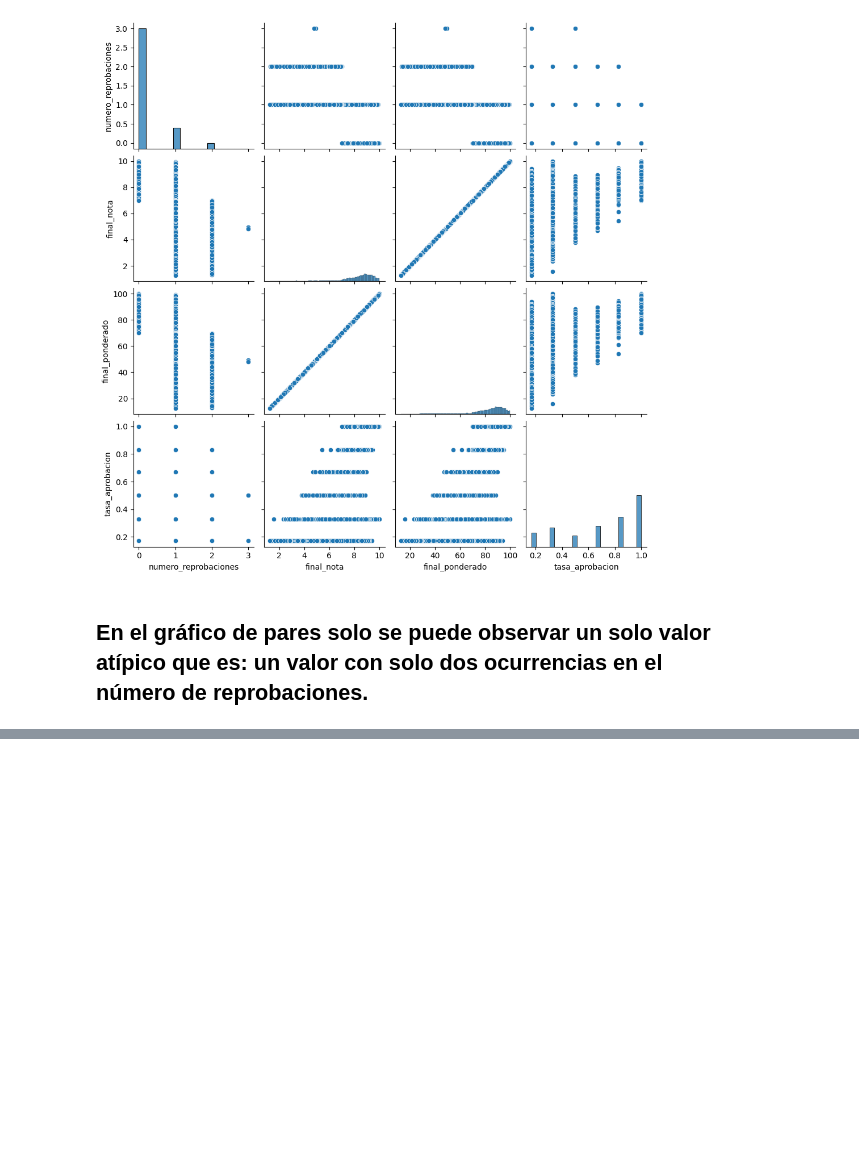
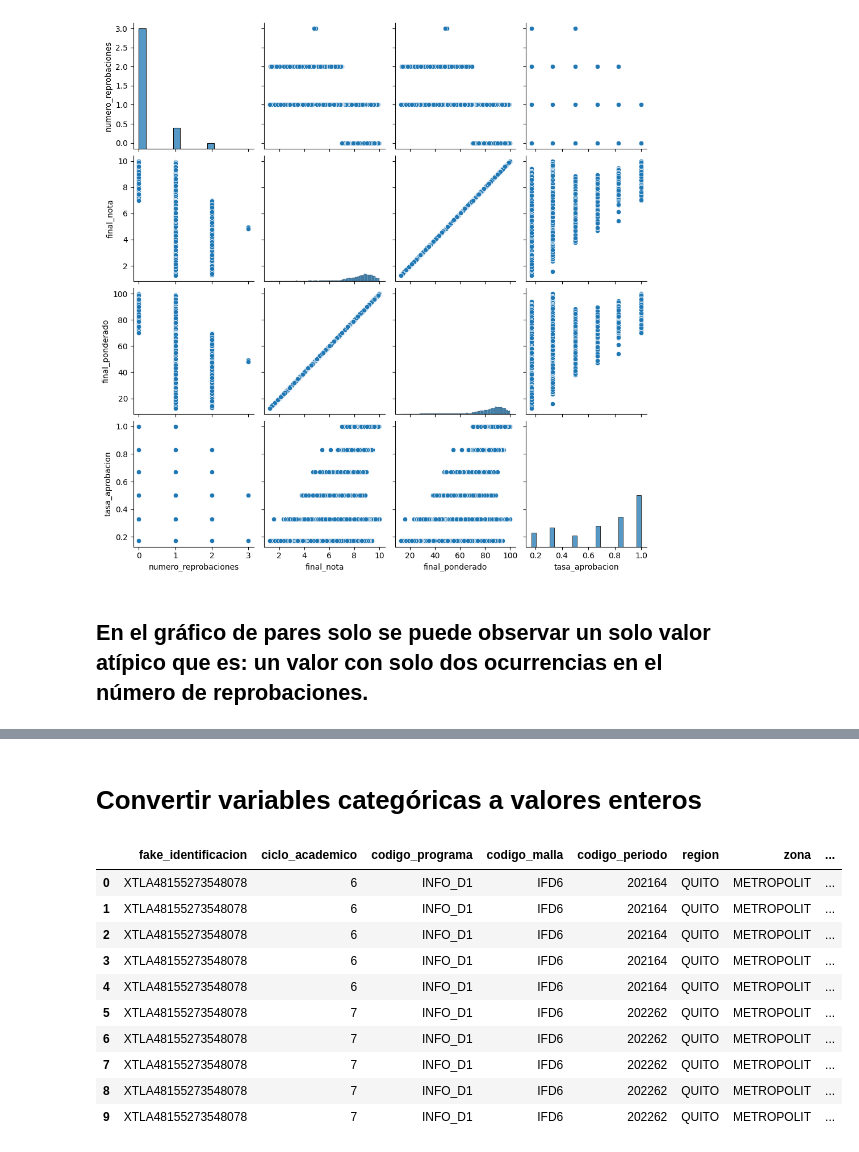
Before and after one commit to carloscastillo10/predicting-academic-performance, a Jupyter notebook: may-2023/final-data-exploration.ipynb, the cells around one changed output, grey strips where cells are left out. Cells and saved outputs as stored; diff of their text form; code cells hidden in the pictures; blank space fills up the shorter version.

```diff
--- a/may-2023/final-data-exploration.ipynb
+++ b/may-2023/final-data-exploration.ipynb
@@ -122,0 +99,16 @@ final_data[final_data['numero_reprobaciones'] > 2]
+# %% [markdown]
+# Convertir variables categóricas a valores enteros
+# %%
+final_data.head(10)
+# %% [output]
+|  | fake_identificacion | ciclo_academico | codigo_programa | codigo_malla | codigo_periodo | region | zona | ... |
+| 0 | XTLA48155273548078 | 6 | INFO_D1 | IFD6 | 202164 | QUITO | METROPOLIT | ... |
+| 1 | XTLA48155273548078 | 6 | INFO_D1 | IFD6 | 202164 | QUITO | METROPOLIT | ... |
+| 2 | XTLA48155273548078 | 6 | INFO_D1 | IFD6 | 202164 | QUITO | METROPOLIT | ... |
+| 3 | XTLA48155273548078 | 6 | INFO_D1 | IFD6 | 202164 | QUITO | METROPOLIT | ... |
+| 4 | XTLA48155273548078 | 6 | INFO_D1 | IFD6 | 202164 | QUITO | METROPOLIT | ... |
+| 5 | XTLA48155273548078 | 7 | INFO_D1 | IFD6 | 202262 | QUITO | METROPOLIT | ... |
+| 6 | XTLA48155273548078 | 7 | INFO_D1 | IFD6 | 202262 | QUITO | METROPOLIT | ... |
+| 7 | XTLA48155273548078 | 7 | INFO_D1 | IFD6 | 202262 | QUITO | METROPOLIT | ... |
+| 8 | XTLA48155273548078 | 7 | INFO_D1 | IFD6 | 202262 | QUITO | METROPOLIT | ... |
+| 9 | XTLA48155273548078 | 7 | INFO_D1 | IFD6 | 202262 | QUITO | METROPOLIT | ... |
```
Also changed, not shown: parts of 13 cells of this notebook.
